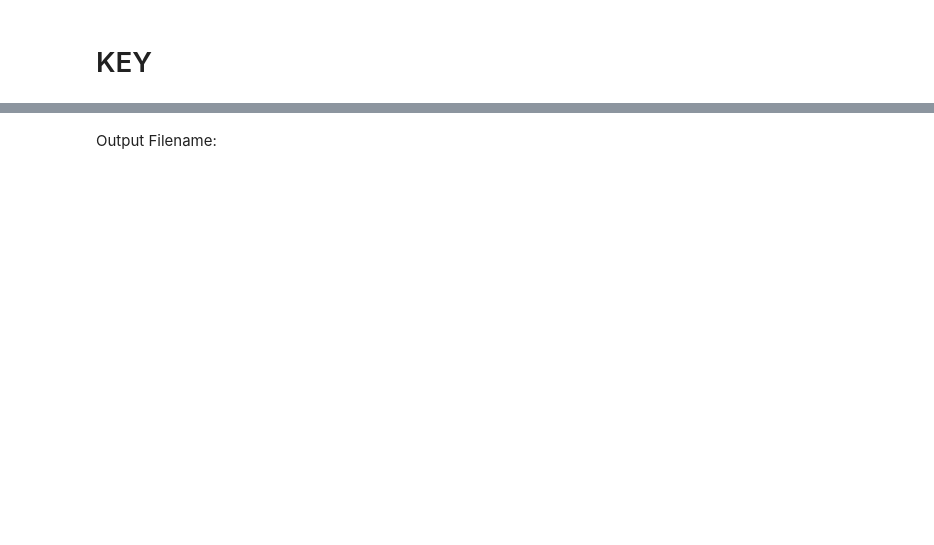
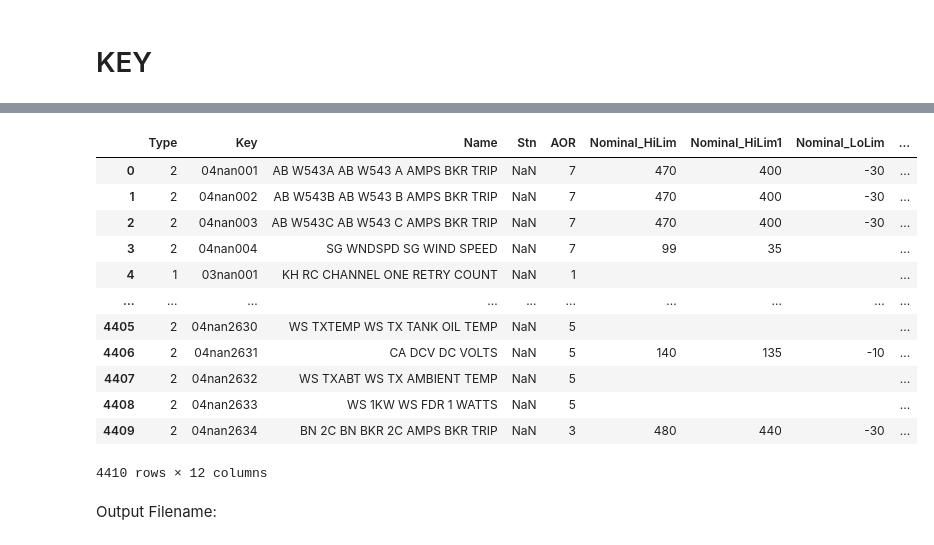
Before and after one commit to arielgv/Estructuracion, a Jupyter notebook: scada_code.ipynb, the cells around one changed output, grey strips where cells are left out. Cells and saved outputs as stored; diff of their text form; code cells hidden in the pictures; blank space fills up the shorter version.

```diff
--- a/scada_code.ipynb
+++ b/scada_code.ipynb
@@ -465,6 +476,22 @@ df_new
 # %%
-df_new = df_new[['Type', 'Key', 'Name', 'Stn', 'AOR', 'Nominal_HiLim', 'Nominal_LoLim', 'pScale EU_Hi', 'AlarmGrp']].copy()
+df_new = df_new[['Type', 'Key', 'Name', 'Stn', 'AOR', 'Nominal_HiLim', 'Nominal_HiLim1', 'Nominal_LoLim', 'Nominal_LoLim1', 'pScale EU_Hi', 'AlarmGrp']].copy()
 df_new['ICAddress'] = "NaN"
+# %%
+df_new
+# %% [output]
+|  | Type | Key | Name | Stn | AOR | Nominal_HiLim | Nominal_HiLim1 | Nominal_LoLim | ... |
+| 0 | 2 | 04nan001 | AB W543A AB W543 A AMPS BKR TRIP | NaN | 7 | 470 | 400 | -30 | ... |
+| 1 | 2 | 04nan002 | AB W543B AB W543 B AMPS BKR TRIP | NaN | 7 | 470 | 400 | -30 | ... |
+| 2 | 2 | 04nan003 | AB W543C AB W543 C AMPS BKR TRIP | NaN | 7 | 470 | 400 | -30 | ... |
+| 3 | 2 | 04nan004 | SG WNDSPD SG WIND SPEED | NaN | 7 | 99 | 35 |  | ... |
+| 4 | 1 | 03nan001 | KH RC CHANNEL ONE RETRY COUNT | NaN | 1 |  |  |  | ... |
+| ... | ... | ... | ... | ... | ... | ... | ... | ... | ... |
+| 4405 | 2 | 04nan2630 | WS TXTEMP WS TX TANK OIL TEMP | NaN | 5 |  |  |  | ... |
+| 4406 | 2 | 04nan2631 | CA DCV DC VOLTS | NaN | 5 | 140 | 135 | -10 | ... |
+| 4407 | 2 | 04nan2632 | WS TXABT WS TX AMBIENT TEMP | NaN | 5 |  |  |  | ... |
+| 4408 | 2 | 04nan2633 | WS 1KW WS FDR 1 WATTS | NaN | 5 |  |  |  | ... |
+| 4409 | 2 | 04nan2634 | BN 2C BN BKR 2C AMPS BKR TRIP | NaN | 3 | 480 | 440 | -30 | ... |
+4410 rows × 12 columns
 # %% [markdown]
 Output Filename:
 # %%
```
Also changed, not shown: parts of 5 cells of this notebook.
